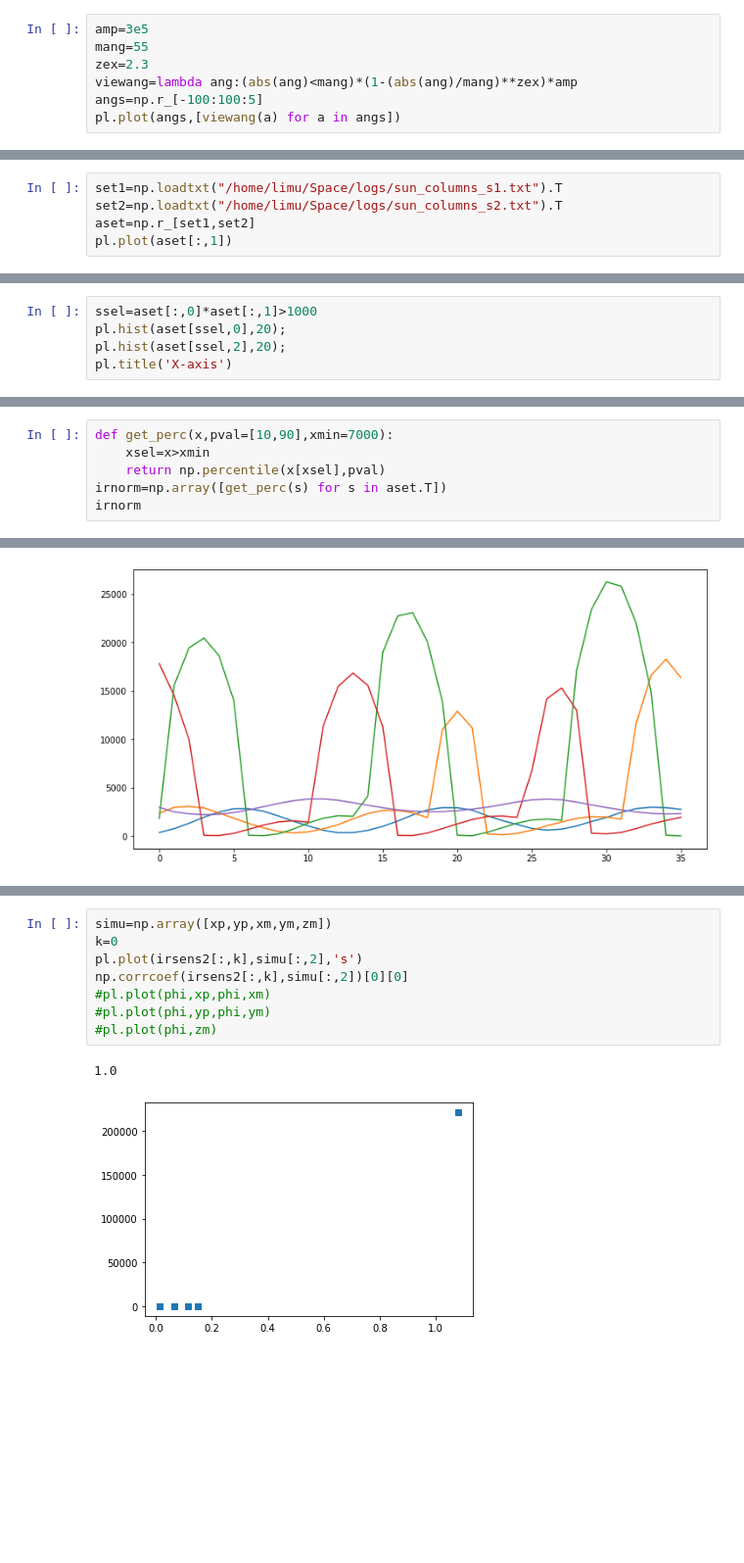
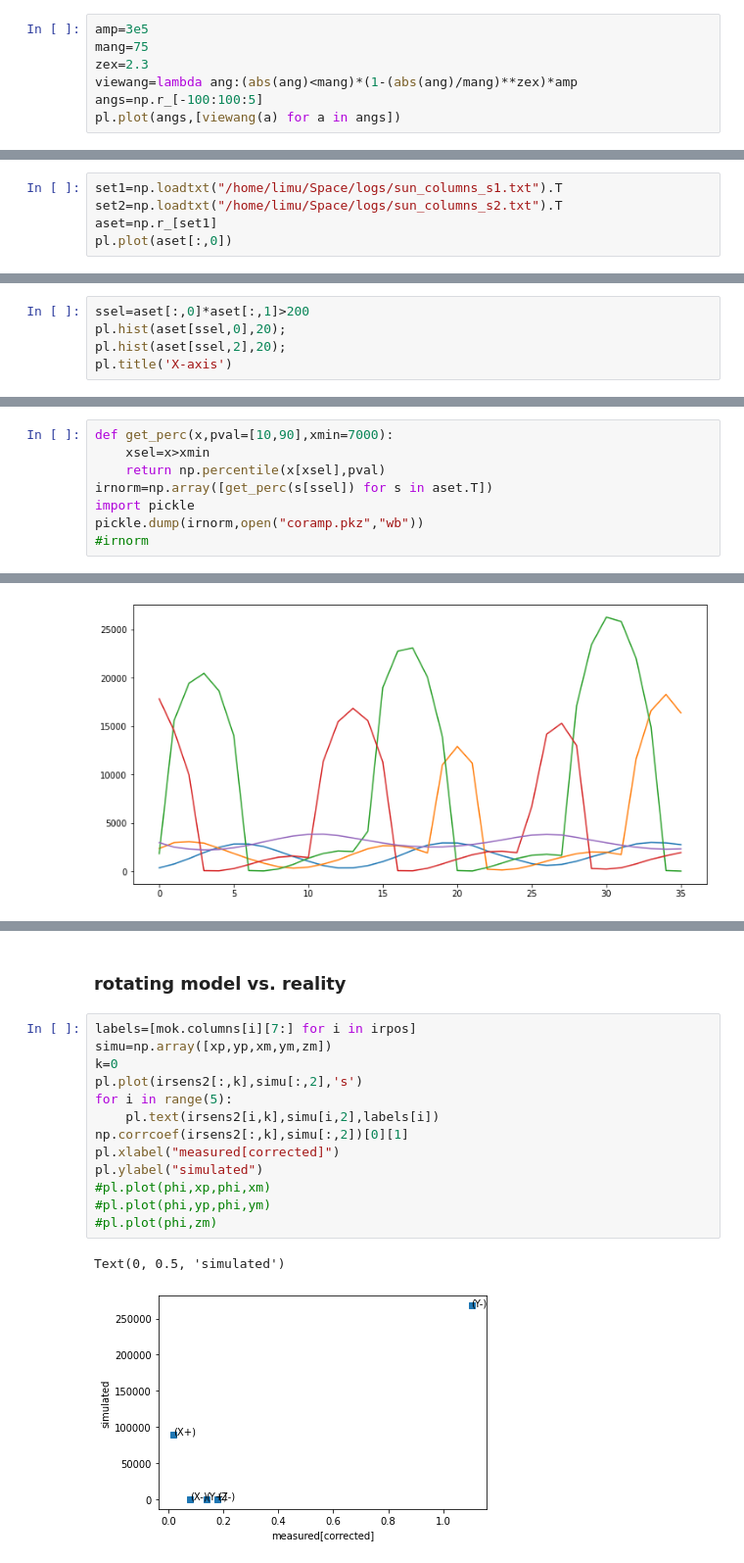
Before and after one commit to limu007/cube, a Jupyter notebook: Attitude_august.ipynb, the cells around one changed output, grey strips where cells are left out. Shown at 98% size. Drawn from its saved outputs; the diff is of its cells as text; blank space fills up the shorter version.

```diff
--- a/Attitude_august.ipynb
+++ b/Attitude_august.ipynb
@@ -150,7 +194,7 @@ asun=rmatx.T@awee # in body frame
 ### try some model
 # %%
 amp=3e5
-mang=55
+mang=75
 zex=2.3
 viewang=lambda ang:(abs(ang)<mang)*(1-(abs(ang)/mang)**zex)*amp
 angs=np.r_[-100:100:5]
@@ -240,7 +284,7 @@ zpos[:10]
 # %%
 set1=np.loadtxt("/home/limu/Space/logs/sun_columns_s1.txt").T
 set2=np.loadtxt("/home/limu/Space/logs/sun_columns_s2.txt").T
-aset=np.r_[set1,set2]
-pl.plot(aset[:,1])
+aset=np.r_[set1]
+pl.plot(aset[:,0])
 # %% [output]
 [<matplotlib.lines.Line2D at 0x...>]
@@ -248,5 +292,5 @@ pl.plot(aset[:,1])
 # %%
-ssel=aset[:,0]*aset[:,1]>1000
+ssel=aset[:,0]*aset[:,1]>200
 pl.hist(aset[ssel,0],20);
 pl.hist(aset[ssel,2],20);
 pl.title('X-axis')
@@ -271,5 +321,7 @@ Text(0.5, 1.0, 'Z-axis')
 def get_perc(x,pval=[10,90],xmin=7000):
     xsel=x>xmin
     return np.percentile(x[xsel],pval)
-irnorm=np.array([get_perc(s) for s in aset.T])
-irnorm
+irnorm=np.array([get_perc(s[ssel]) for s in aset.T])
+import pickle
+pickle.dump(irnorm,open("coramp.pkz","wb"))
+#irnorm
@@ -302,11 +348,18 @@ pl.legend([mok.columns[i][4:] for i in irpos])
+# %% [markdown]
+### rotating model vs. reality
 # %%
+labels=[mok.columns[i][7:] for i in irpos]
 simu=np.array([xp,yp,xm,ym,zm])
 k=0
 pl.plot(irsens2[:,k],simu[:,2],'s')
-np.corrcoef(irsens2[:,k],simu[:,2])[0][0]
+for i in range(5):
+    pl.text(irsens2[i,k],simu[i,2],labels[i])
+np.corrcoef(irsens2[:,k],simu[:,2])[0][1]
+pl.xlabel("measured[corrected]")
+pl.ylabel("simulated")
 #pl.plot(phi,xp,phi,xm)
 #pl.plot(phi,yp,phi,ym)
 #pl.plot(phi,zm)
 # %% [output]
-1.0
+Text(0, 0.5, 'simulated')
-[figure, old version]
+[figure, new version]
```
Also changed, not shown: parts of 27 cells of this notebook, 3 other files.
